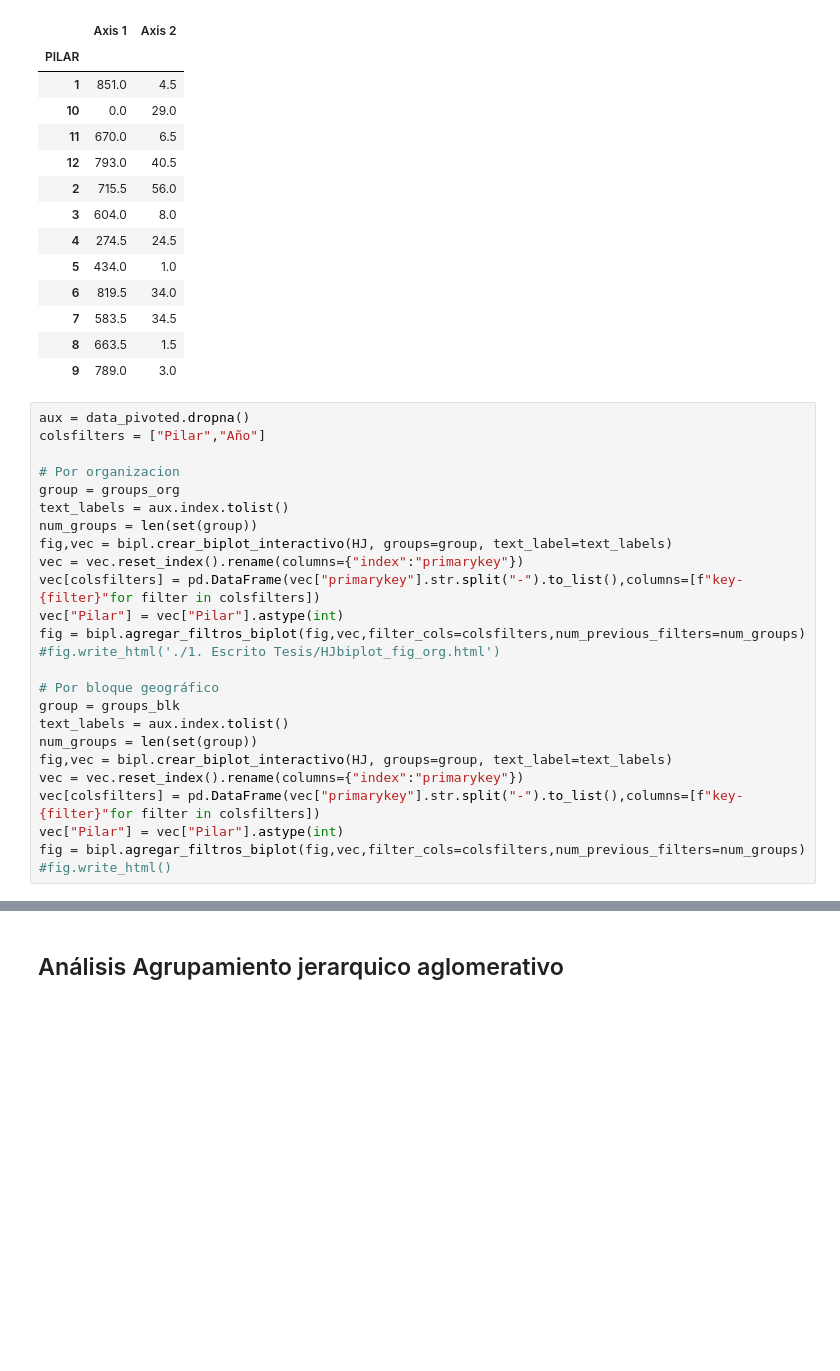
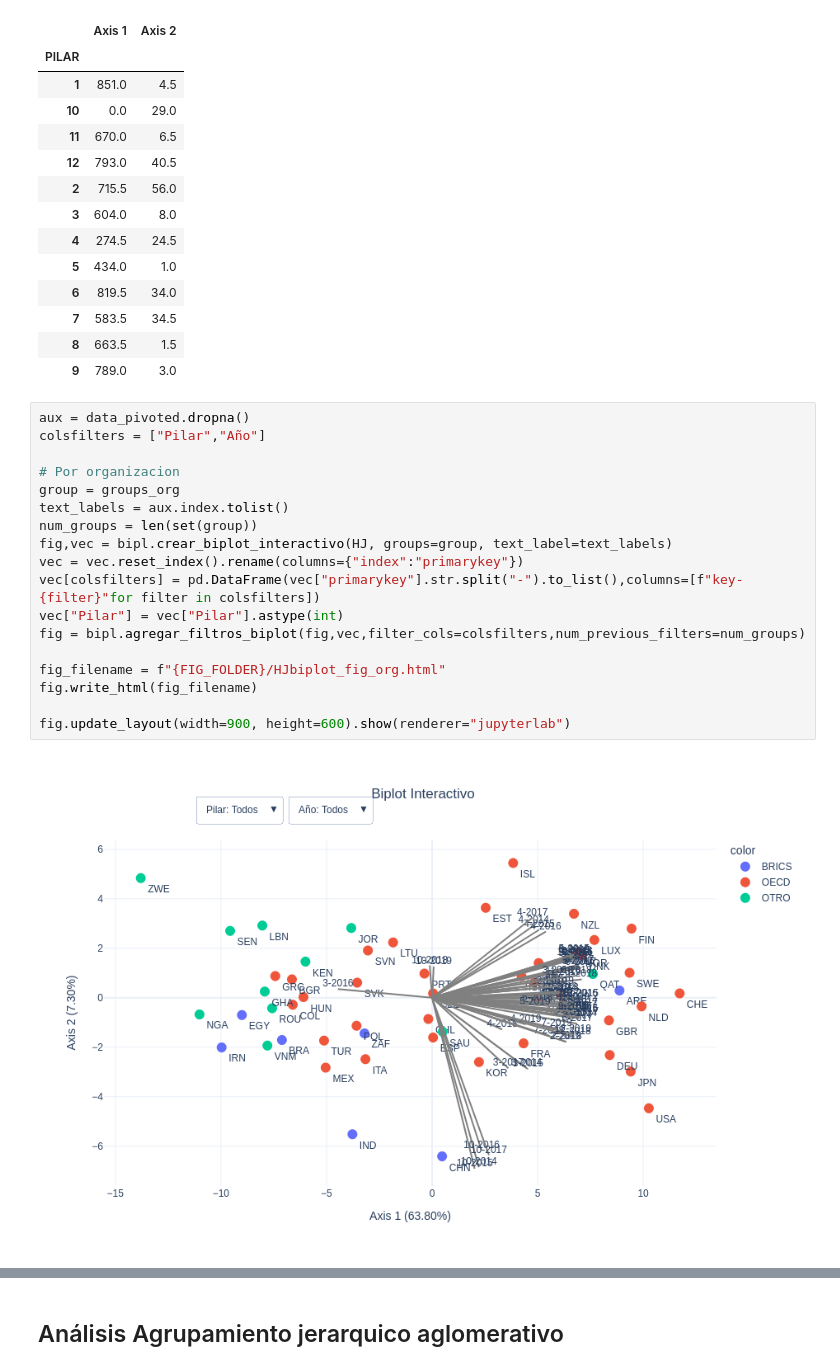
Before and after one commit to Arustico/GCI-Data-Analisis, a Jupyter notebook: notebooks/analisis_indices_wef.ipynb, the cells around one changed output, grey strips where cells are left out. Cells and saved outputs as stored; diff of their text form; blank space fills up the shorter version.

```diff
--- a/notebooks/analisis_indices_wef.ipynb
+++ b/notebooks/analisis_indices_wef.ipynb
@@ -718,25 +731,20 @@ varcontr[varcontr['AÑO'].isin([2018,2019])].groupby("PILAR")[['Axis 1',"Axis 2"
 # %%
 aux = data_pivoted.dropna()
 colsfilters = ["Pilar","Año"]
 
 # Por organizacion
 group = groups_org
 text_labels = aux.index.tolist()
 num_groups = len(set(group))
 fig,vec = bipl.crear_biplot_interactivo(HJ, groups=group, text_label=text_labels)
 vec = vec.reset_index().rename(columns={"index":"primarykey"})
 vec[colsfilters] = pd.DataFrame(vec["primarykey"].str.split("-").to_list(),columns=[f"key-{filter}"for filter in colsfilters])
 vec["Pilar"] = vec["Pilar"].astype(int)
 fig = bipl.agregar_filtros_biplot(fig,vec,filter_cols=colsfilters,num_previous_filters=num_groups)
-#fig.write_html('./1. Escrito Tesis/HJbiplot_fig_org.html')
 
-# Por bloque geográfico
-group = groups_blk
-text_labels = aux.index.tolist()
-num_groups = len(set(group))
-fig,vec = bipl.crear_biplot_interactivo(HJ, groups=group, text_label=text_labels)
-vec = vec.reset_index().rename(columns={"index":"primarykey"})
-vec[colsfilters] = pd.DataFrame(vec["primarykey"].str.split("-").to_list(),columns=[f"key-{filter}"for filter in colsfilters])
-vec["Pilar"] = vec["Pilar"].astype(int)
-fig = bipl.agregar_filtros_biplot(fig,vec,filter_cols=colsfilters,num_previous_filters=num_groups)
-#fig.write_html()
+fig_filename = f"{FIG_FOLDER}/HJbiplot_fig_org.html"
+fig.write_html(fig_filename)
+
+fig.update_layout(width=900, height=600).show(renderer="jupyterlab")
+# %% [output]
+[figure, added]
```
Also changed, not shown: parts of 16 cells of this notebook, 22 other files.
